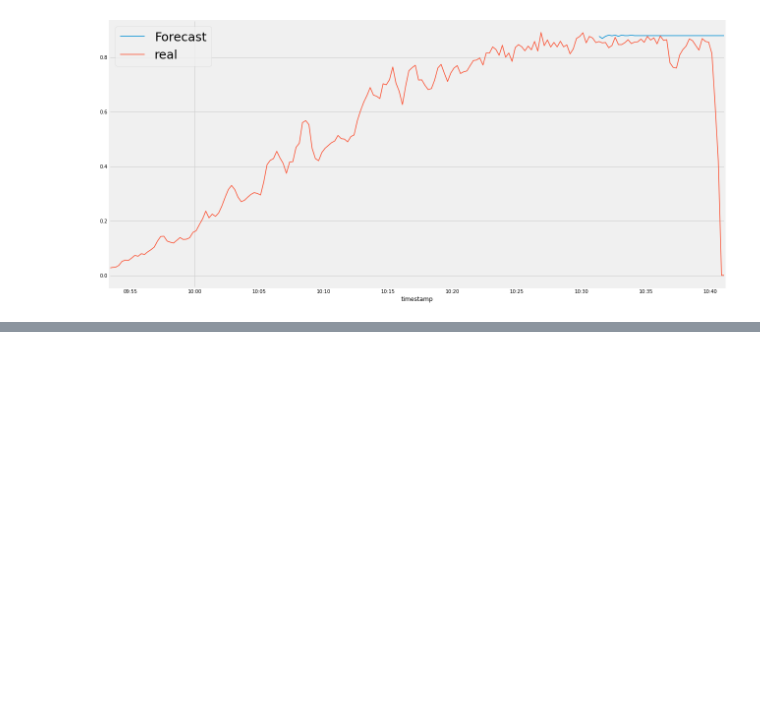
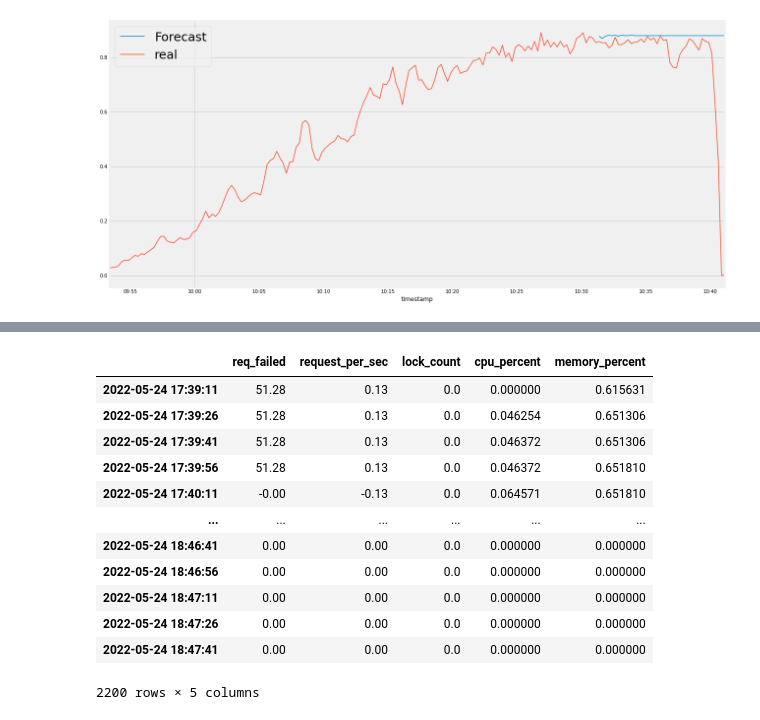
Before and after one commit to BureauTech/BTAlert-AI, a Jupyter notebook: jupyter/notebookV3.ipynb, the cells around one changed output, grey strips where cells are left out. Saved outputs shown, nothing was run; the diff lists cells and outputs as text; code cells hidden in the pictures; blank space fills up the shorter version.

```diff
--- a/jupyter/notebookV3.ipynb
+++ b/jupyter/notebookV3.ipynb
@@ -218,0 +262,18 @@ ax.legend(prop={'size': 25})
+# %%
+res.drop(columns='timestamp', inplace=True)
+res = res.fillna(0)
+res
+# %% [output]
+|  | req_failed | request_per_sec | lock_count | cpu_percent | memory_percent |
+| 2022-05-24 17:39:11 | 51.28 | 0.13 | 0.0 | 0.000000 | 0.615631 |
+| 2022-05-24 17:39:26 | 51.28 | 0.13 | 0.0 | 0.046254 | 0.651306 |
+| 2022-05-24 17:39:41 | 51.28 | 0.13 | 0.0 | 0.046372 | 0.651306 |
+| 2022-05-24 17:39:56 | 51.28 | 0.13 | 0.0 | 0.046372 | 0.651810 |
+| 2022-05-24 17:40:11 | -0.00 | -0.13 | 0.0 | 0.064571 | 0.651810 |
+| ... | ... | ... | ... | ... | ... |
+| 2022-05-24 18:46:41 | 0.00 | 0.00 | 0.0 | 0.000000 | 0.000000 |
+| 2022-05-24 18:46:56 | 0.00 | 0.00 | 0.0 | 0.000000 | 0.000000 |
+| 2022-05-24 18:47:11 | 0.00 | 0.00 | 0.0 | 0.000000 | 0.000000 |
+| 2022-05-24 18:47:26 | 0.00 | 0.00 | 0.0 | 0.000000 | 0.000000 |
+| 2022-05-24 18:47:41 | 0.00 | 0.00 | 0.0 | 0.000000 | 0.000000 |
+2200 rows × 5 columns
```
Also changed, not shown: parts of 5 cells of this notebook, 4 other files.
